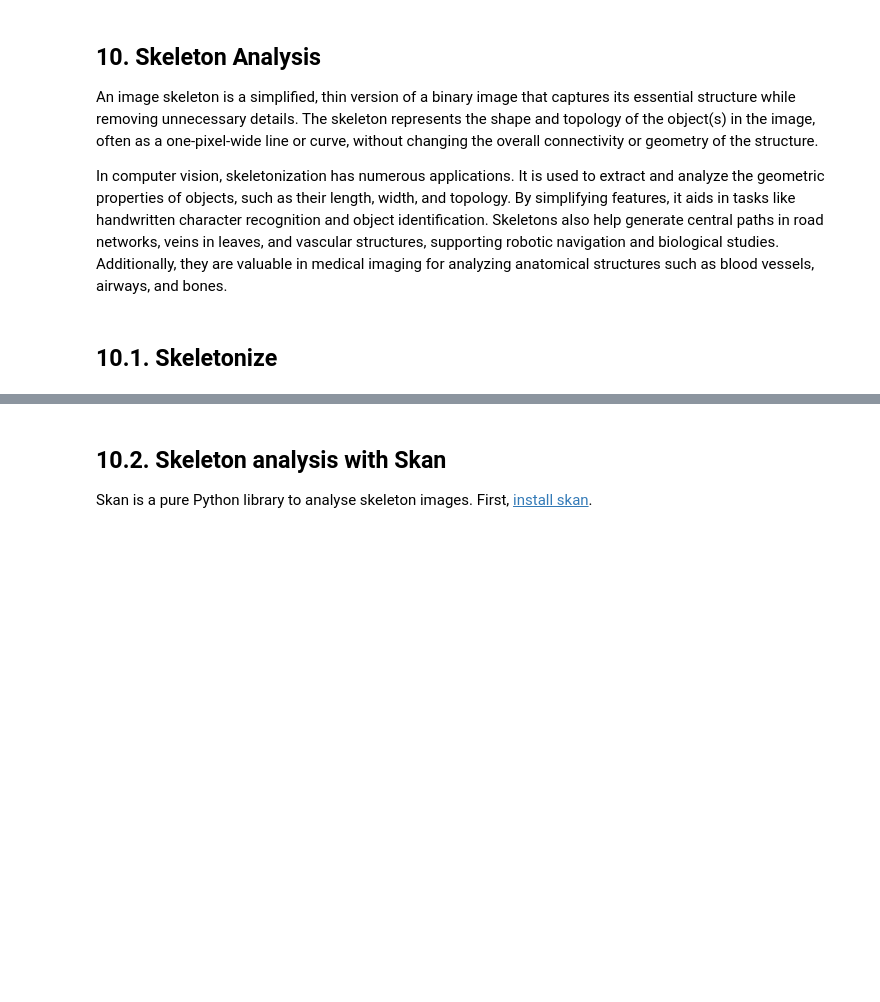
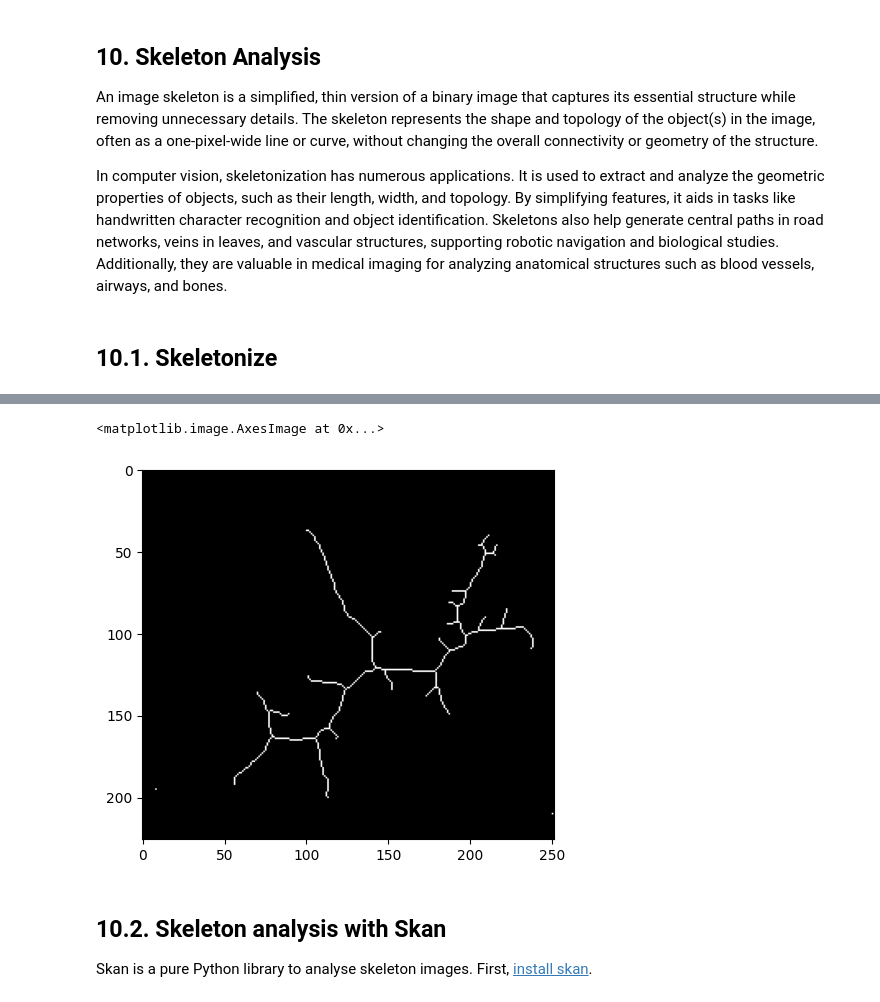
Before and after one commit to MaciejCzerniak243552/ot2-rl-243552-maciej, a Jupyter notebook: self_study/w3/10. Skeleton Analysis.ipynb, the cells around one changed output, grey strips where cells are left out. Saved outputs shown, nothing was run; the diff lists cells and outputs as text; code cells hidden in the pictures; blank space fills up the shorter version.

```diff
--- a/self_study/w3/10. Skeleton Analysis.ipynb
+++ b/self_study/w3/10. Skeleton Analysis.ipynb
@@ -32,3 +30,14 @@ Convert `cell_image` to a binary image and skeletonize it (`cell_skeleton_image`
+# %%
+# YOUR CODE HERE
+blur = cv2.GaussianBlur(cell_image, (3, 3), 0)
+
+_, binary = cv2.threshold(blur, 17, 60,
+                          cv2.THRESH_BINARY)
+cell_skeleton_image = skeletonize(binary)
+plt.imshow(cell_skeleton_image, cmap='gray')
+# %% [output]
+<matplotlib.image.AxesImage at 0x...>
+[figure, added]
 # %% [markdown]
 ## 10.2. Skeleton analysis with Skan
 
```
Also changed, not shown: parts of 13 cells of this notebook, 20 other files.
